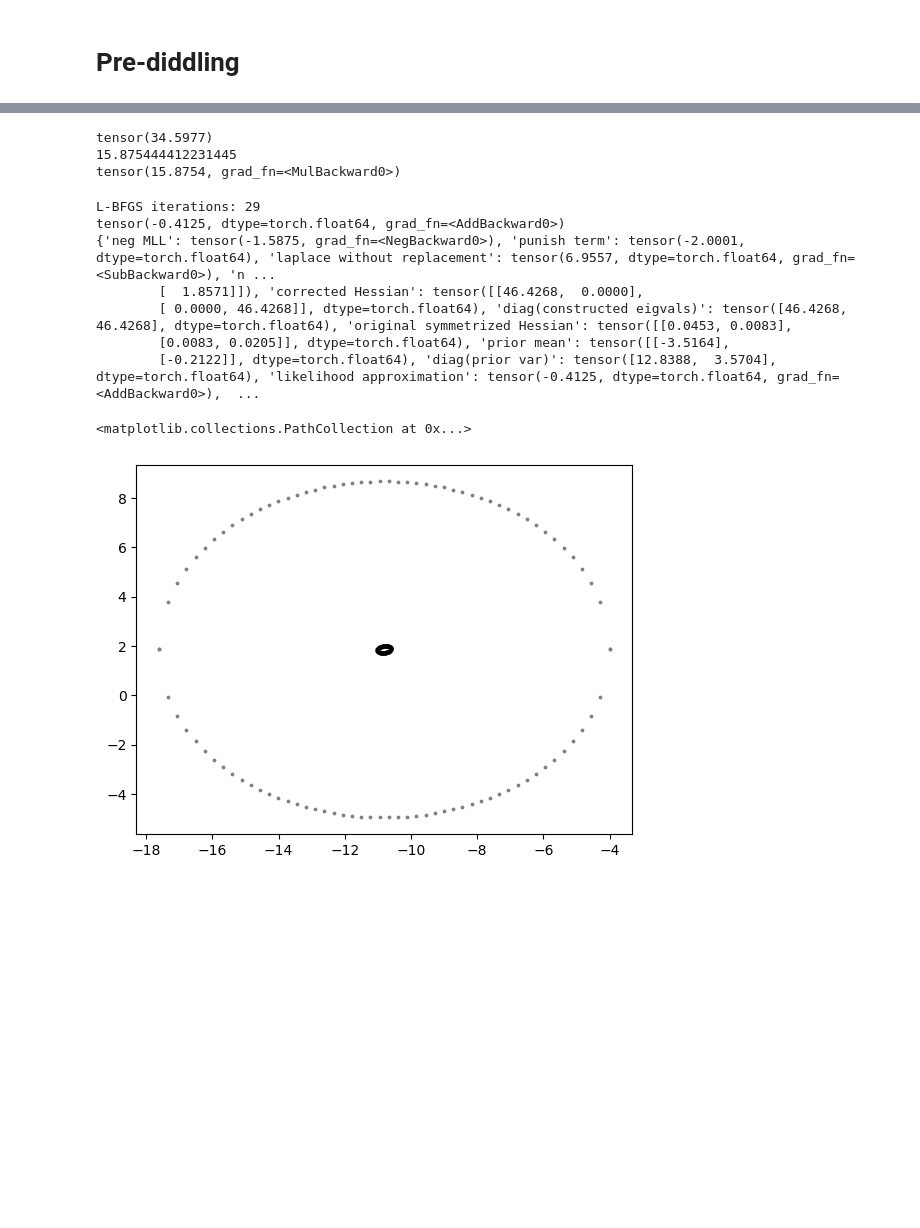
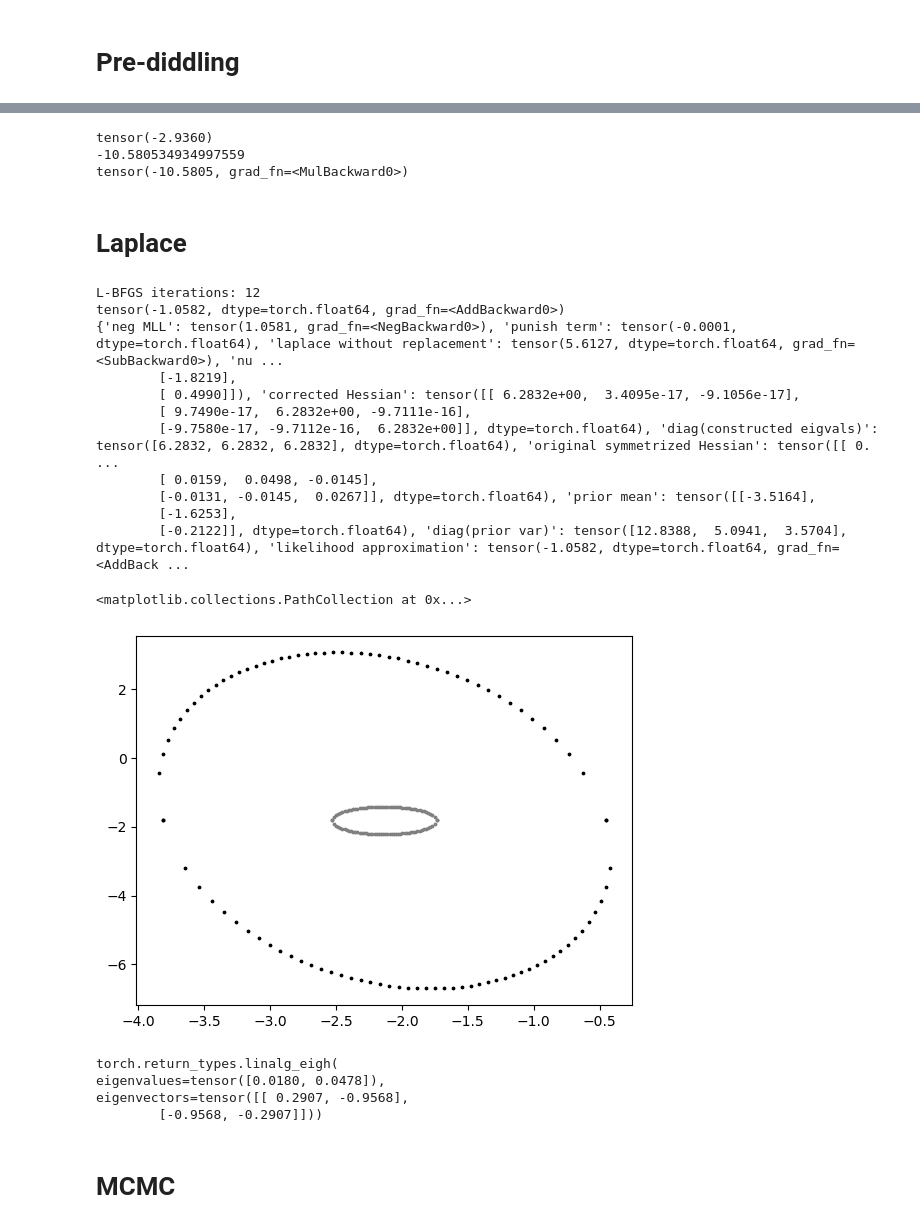
Before and after one commit to ABesginow/LaplaceKernelSearch, a Jupyter notebook: exploration_tests/linear.ipynb, the cells around one changed output, grey strips where cells are left out. Saved outputs shown, nothing was run; the diff lists cells and outputs as text; code cells hidden in the pictures; blank space fills up the shorter version.

```diff
--- a/exploration_tests/linear.ipynb
+++ b/exploration_tests/linear.ipynb
@@ -156,7 +156,7 @@ def optimize_hyperparameters(model, likelihood, train_iterations, X, Y, with_BFG
             optimizer.step()
             if log_param_path:
                 for param_name in model.named_parameters():
-                    param_log_dict[param_name[0]].append(param_name[1][0].item())
+                    param_log_dict[param_name[0]].append(param_name[1].item())
             if log_likelihood:
                 likelihood_log.append(loss.item())
 
@@ -179,7 +179,7 @@ def optimize_hyperparameters(model, likelihood, train_iterations, X, Y, with_BFG
                 loss.backward()
                 if log_param_path:
                     for param_name in model.named_parameters():
-                        param_log_dict[param_name[0]].append(param_name[1][0].item())
+                        param_log_dict[param_name[0]].append(param_name[1].item())
                 if log_likelihood:
                     likelihood_log.append(loss.item())
                 return loss
@@ -275,6 +275,7 @@ END = 1
 COUNT = 10
 train_x = torch.linspace(0, END, COUNT)
 train_y = torch.linspace(0, END, COUNT)
+train_y += torch.randn(train_x.size()) * torch.sqrt(torch.tensor(0.1))
 plt.plot(train_x, train_y, "o")
 # %% [output]
 [<matplotlib.lines.Line2D at 0x...>]
@@ -364,7 +372,9 @@ likelihood.eval()
 # Make predictions by feeding model through likelihood
 with torch.no_grad(), gpytorch.settings.fast_pred_var():
     test_x = torch.linspace(0, 1, 51)
-    observed_pred = likelihood(model(test_x))
+    a = model(test_x)
+    observed_pred = likelihood(a)
+
 with torch.no_grad():
     # Initialize plot
     f, ax = plt.subplots(1, 1, figsize=(4, 3))
@@ -377,6 +387,6 @@ with torch.no_grad():
     ax.plot(test_x.numpy(), observed_pred.mean.numpy(), 'b')
     # Shade between the lower and upper confidence bounds
     ax.fill_between(test_x.numpy(), lower.numpy(), upper.numpy(), alpha=0.5)
-    ax.set_ylim([-3, 3])
+    ax.set_ylim([-0.2, 1])
     ax.legend(['Observed Data', 'Mean', 'Confidence'])
 # %% [output]
@@ -426,38 +452,54 @@ print(like_dist.log_prob(model.train_targets))
 print(-training_log["likelihood_log"][-1]*COUNT)
 print(-loss*COUNT)
 # %% [output]
-tensor(34.5977)
-15.875444412231445
-tensor(15.8754, grad_fn=<MulBackward0>)
+tensor(-2.9360)
+-10.580534934997559
+tensor(-10.5805, grad_fn=<MulBackward0>)
+# %% [markdown]
+# Laplace
 # %%
 print(f"L-BFGS iterations: {len(training_log['likelihood_log']) - num_train_iter}")
 
-lap, lap_log = metrics.calculate_laplace(model, -loss, with_prior=True, param_punish_term=-1.0)
+lap, lap_log = metrics.calculate_laplace(model, -loss, with_prior=True, param_punish_term=-0.0)
 print(lap)
 print(lap_log)
 
 # Draw the distribution defined by the mean (found parametrization) and covariance matrix (Hessian)
 # (4.133) in Bishop, 2006: f(z) ~ f(z_0)exp(-0.5 (z-z_0)^T H (z-z_0)) with z the parameters, and H the Hessian
 # We just leave out the f(z_0)
 
 scaling_factor = lap_log["neg MLL"]
 mu = [training_log["training_log"][param_keys[0]][-1], training_log["training_log"][param_keys[1]][-1]]
 K = lap_log["corrected Hessian"]
-new_unit_x, new_unit_y = get_std_points(mu, K)
+new_unit_x, new_unit_y = get_std_points(mu, K.inverse()[:2, :2])
 plt.scatter(new_unit_x, new_unit_y, color="grey", s=3)
 K = lap_log["original symmetrized Hessian"]
-new_unit_x, new_unit_y = get_std_points(mu, K)
+new_unit_x, new_unit_y = get_std_points(mu, K.inverse()[:2, :2])
 plt.scatter(new_unit_x, new_unit_y, color="black", s=3)
 # %% [output]
-L-BFGS iterations: 29
-tensor(-0.4125, dtype=torch.float64, grad_fn=<AddBackward0>)
-{'neg MLL': tensor(-1.5875, grad_fn=<NegBackward0>), 'punish term': tensor(-2.0001, dtype=torch.float64), 'laplace without replacement': tensor(6.9557, dtype=torch.float64, grad_fn=<SubBackward0>), 'n ...
-        [  1.8571]]), 'corrected Hessian': tensor([[46.4268,  0.0000],
-        [ 0.0000, 46.4268]], dtype=torch.float64), 'diag(constructed eigvals)': tensor([46.4268, 46.4268], dtype=torch.float64), 'original symmetrized Hessian': tensor([[0.0453, 0.0083],
-        [0.0083, 0.0205]], dtype=torch.float64), 'prior mean': tensor([[-3.5164],
-        [-0.2122]], dtype=torch.float64), 'diag(prior var)': tensor([12.8388,  3.5704], dtype=torch.float64), 'likelihood approximation': tensor(-0.4125, dtype=torch.float64, grad_fn=<AddBackward0>),  ...
+L-BFGS iterations: 12
+tensor(-1.0582, dtype=torch.float64, grad_fn=<AddBackward0>)
+{'neg MLL': tensor(1.0581, grad_fn=<NegBackward0>), 'punish term': tensor(-0.0001, dtype=torch.float64), 'laplace without replacement': tensor(5.6127, dtype=torch.float64, grad_fn=<SubBackward0>), 'nu ...
+        [-1.8219],
+        [ 0.4990]]), 'corrected Hessian': tensor([[ 6.2832e+00,  3.4095e-17, -9.1056e-17],
+        [ 9.7490e-17,  6.2832e+00, -9.7111e-16],
+        [-9.7580e-17, -9.7112e-16,  6.2832e+00]], dtype=torch.float64), 'diag(constructed eigvals)': tensor([6.2832, 6.2832, 6.2832], dtype=torch.float64), 'original symmetrized Hessian': tensor([[ 0. ...
+        [ 0.0159,  0.0498, -0.0145],
+        [-0.0131, -0.0145,  0.0267]], dtype=torch.float64), 'prior mean': tensor([[-3.5164],
+        [-1.6253],
+        [-0.2122]], dtype=torch.float64), 'diag(prior var)': tensor([12.8388,  5.0941,  3.5704], dtype=torch.float64), 'likelihood approximation': tensor(-1.0582, dtype=torch.float64, grad_fn=<AddBack ...
 <matplotlib.collections.PathCollection at 0x...>
-[figure, old version]
+[figure, new version]
+# %%
+torch.linalg.eigh(torch.tensor([[0.0453, 0.0083],
+        [0.0083, 0.0205]]))
+# %% [output]
+torch.return_types.linalg_eigh(
+eigenvalues=tensor([0.0180, 0.0478]),
+eigenvectors=tensor([[ 0.2907, -0.9568],
+        [-0.9568, -0.2907]]))
+# %% [markdown]
+# MCMC
 # %%
 from metrics import calculate_mc_STAN
 # Perform MCMC
```
Also changed, not shown: parts of 19 cells of this notebook.
